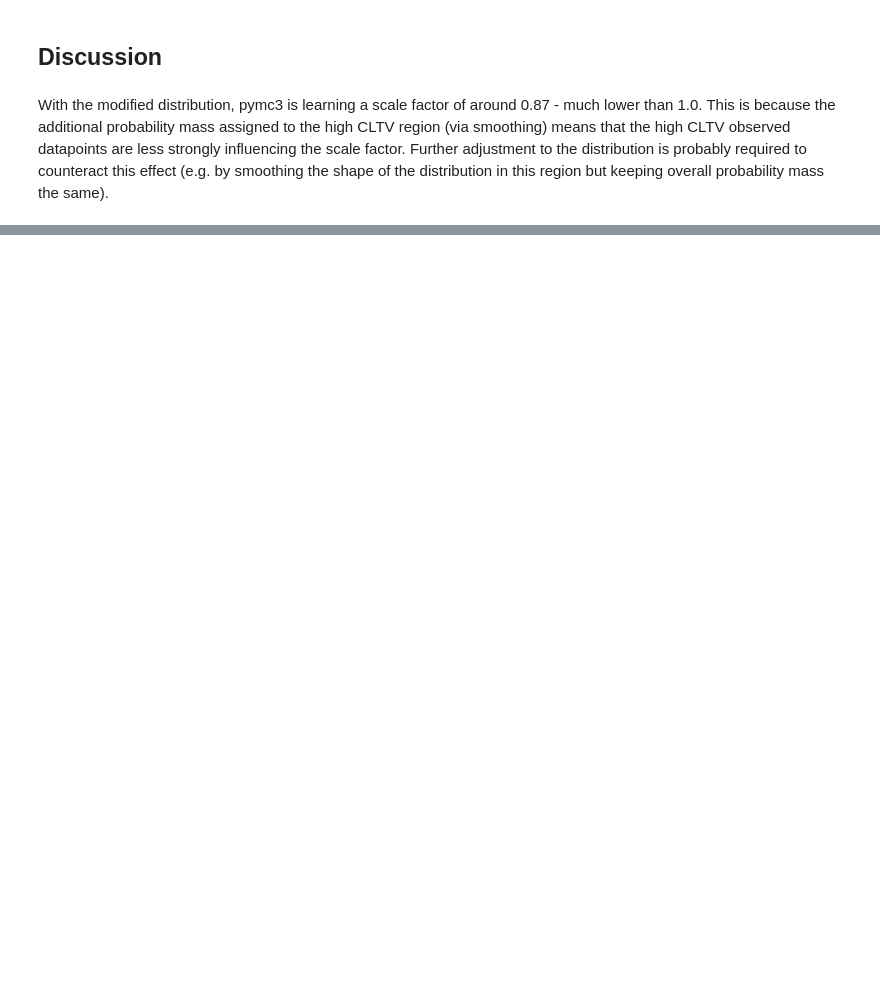
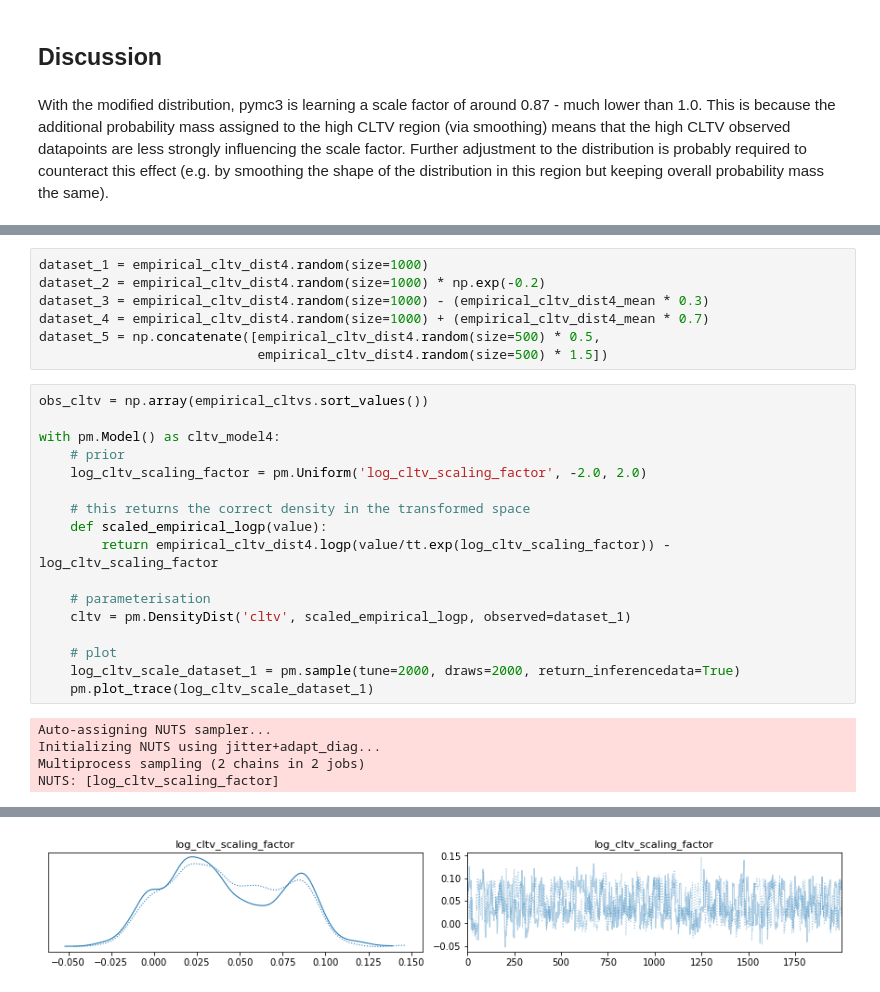
Before and after one commit to jackru/huge-lqg, a Jupyter notebook: bayes/empirical_distribution.ipynb, the cells around one changed output, grey strips where cells are left out. Saved outputs shown, nothing was run; the diff lists cells and outputs as text; blank space fills up the shorter version.

```diff
--- a/bayes/empirical_distribution.ipynb
+++ b/bayes/empirical_distribution.ipynb
@@ -408,0 +487,29 @@ This appears to be a good compromise between fitting real patterns in the data a
+# %%
+dataset_1 = empirical_cltv_dist4.random(size=1000)
+dataset_2 = empirical_cltv_dist4.random(size=1000) * np.exp(-0.2)
+dataset_3 = empirical_cltv_dist4.random(size=1000) - (empirical_cltv_dist4_mean * 0.3)
+dataset_4 = empirical_cltv_dist4.random(size=1000) + (empirical_cltv_dist4_mean * 0.7)
+dataset_5 = np.concatenate([empirical_cltv_dist4.random(size=500) * 0.5,
+                            empirical_cltv_dist4.random(size=500) * 1.5])
+# %%
+obs_cltv = np.array(empirical_cltvs.sort_values())
+
+with pm.Model() as cltv_model4:
+    # prior
+    log_cltv_scaling_factor = pm.Uniform('log_cltv_scaling_factor', -2.0, 2.0)
+
+    # this returns the correct density in the transformed space
+    def scaled_empirical_logp(value):
+        return empirical_cltv_dist4.logp(value/tt.exp(log_cltv_scaling_factor)) - log_cltv_scaling_factor
+
+    # parameterisation
+    cltv = pm.DensityDist('cltv', scaled_empirical_logp, observed=dataset_1)
+
+    # plot
+    log_cltv_scale_dataset_1 = pm.sample(tune=2000, draws=2000, return_inferencedata=True)
+    pm.plot_trace(log_cltv_scale_dataset_1)
+# %% [output]
+Auto-assigning NUTS sampler...
+Initializing NUTS using jitter+adapt_diag...
+Multiprocess sampling (2 chains in 2 jobs)
+NUTS: [log_cltv_scaling_factor]
@@ -408,0 +519 @@ This appears to be a good compromise between fitting real patterns in the data a
+[figure, added]
```
Also changed, not shown: parts of 55 cells of this notebook.
